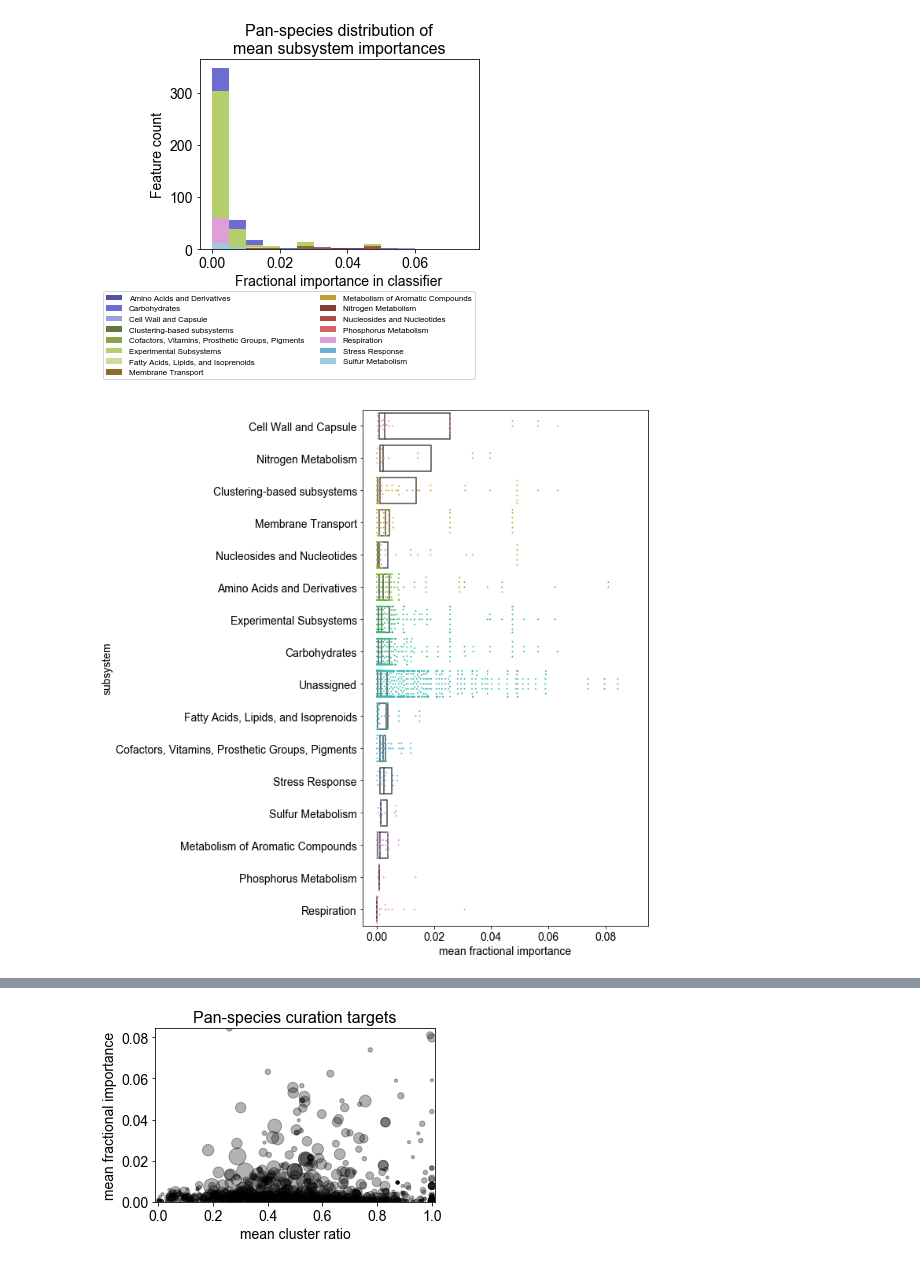
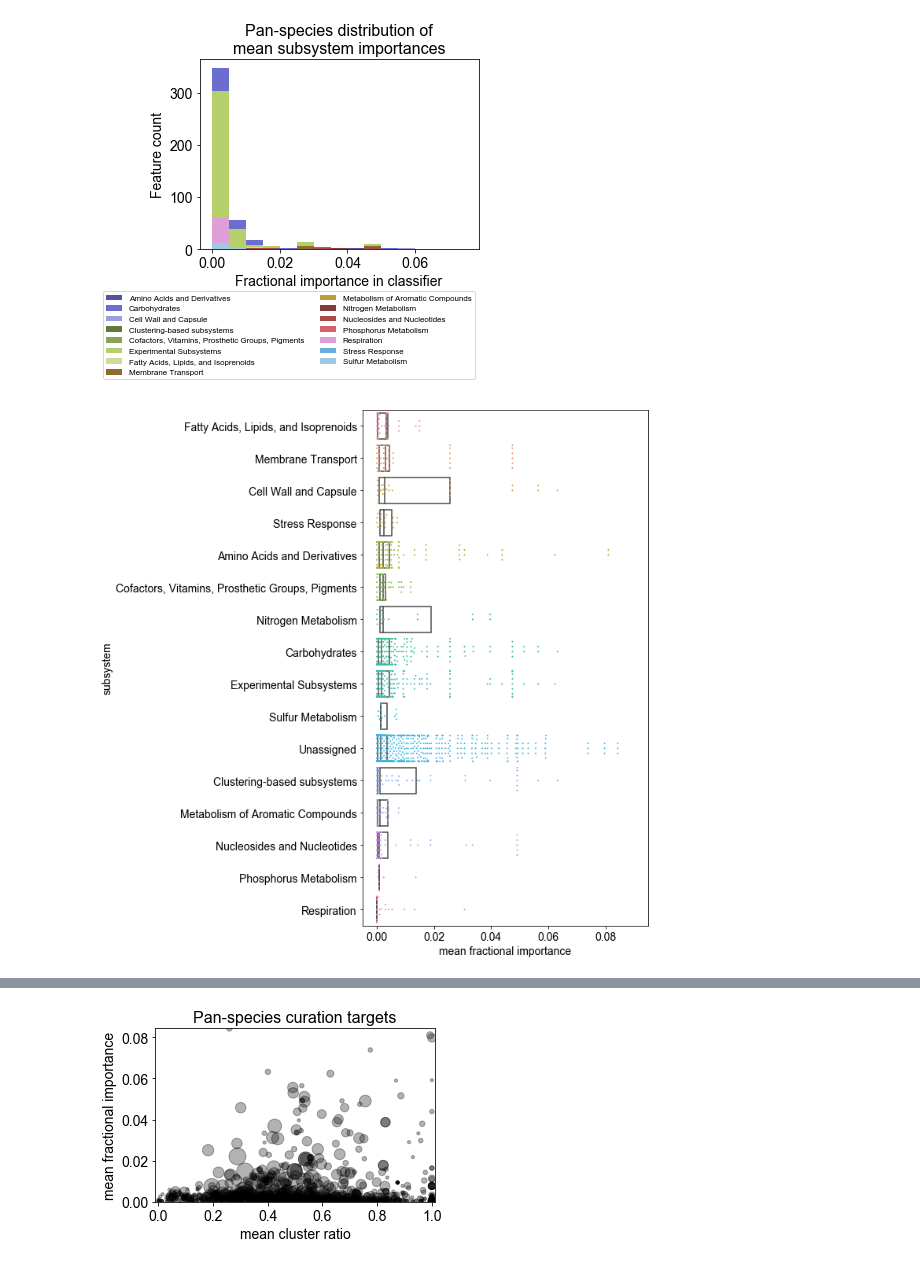
Before and after one commit to gregmedlock/ssl_ensembles, a Jupyter notebook: bin/curation_targets.ipynb, the cells around one changed output, grey strips where cells are left out. Drawn from its saved outputs; the diff is of its cells as text; code cells hidden in the pictures.

Commit message:
subsystem significance testing

```diff
--- a/bin/curation_targets.ipynb
+++ b/bin/curation_targets.ipynb
@@ -547,10 +547,12 @@ plt.savefig('../results/subsystems/histogram_class_greater10.png', bbox_extra_ar
 [figure]
 [figure]
 # %%
-def subsys_to_swarmbox(to_df, value_column, subsystem_level, fname, min_counts = 10):
+def subsys_to_swarmbox(to_df, value_column,
+                       subsystem_level, fname,
+                       min_counts = 10, xlim = (-0.005,0.095)):
     data = unroll_list_df(pd.DataFrame(to_df).T, value_column = value_column)
     filtered_data = data.groupby(subsystem_level).filter(lambda g: g[subsystem_level].size > min_counts)
-    data_means = filtered_data.groupby(subsystem_level).mean()
+    data_means = filtered_data.groupby(subsystem_level).median()
     subsystem_order = data_means.sort_values(by=value_column, ascending = False).index.tolist()
 
     fig, ax = plt.subplots()
@@ -567,13 +569,26 @@ def subsys_to_swarmbox(to_df, value_column, subsystem_level, fname, min_counts =
                            boxprops={'facecolor':'None'},
                            showfliers=False,
                            whiskerprops={'linewidth':0})
-    ax.set_xlim((-0.005,0.095))
+
+#     ax = sns.violinplot(y=subsystem_level, x=value_column,
+#                         data=filtered_data,
+#                         order=subsystem_order,
+#                         bw='scott', cut=2, scale='area',
+#                         scale_hue=True, gridsize=100,
+#                         width=0.8, inner='box',
+#                         split=False, dodge=True,
+#                         orient='h', linewidth=None,
+#                         color=None, palette=None,
+#                         saturation=0.75, ax=None)
+
+    ax.set_xlim(xlim)
     fig.set_size_inches(10,10)
     plt.rcParams["axes.titlesize"] = 14
     plt.tight_layout()
     fig.savefig(fname)
     #plt.xticks(rotation=45)
     plt.show()
+    return subsystem_order
 
 def unroll_list_df(df, value_column):
     categories = []
@@ -585,10 +600,10 @@ def unroll_list_df(df, value_column):
     new_df = pd.DataFrame(list(zip(categories,values)), columns = ['subsystem', value_column])
     return new_df
 # %%
-subsys_to_swarmbox(classes,
+imp_order = subsys_to_swarmbox(classes,
                    value_column = 'mean fractional importance',
                    subsystem_level='subsystem',
                    fname='../results/subsystems/subsystems_class_summary.svg')
 # %% [output]
-[figure, old version]
+[figure, new version]
 # %%
```
Also changed, not shown: parts of 9 cells of this notebook, 53 other files.
